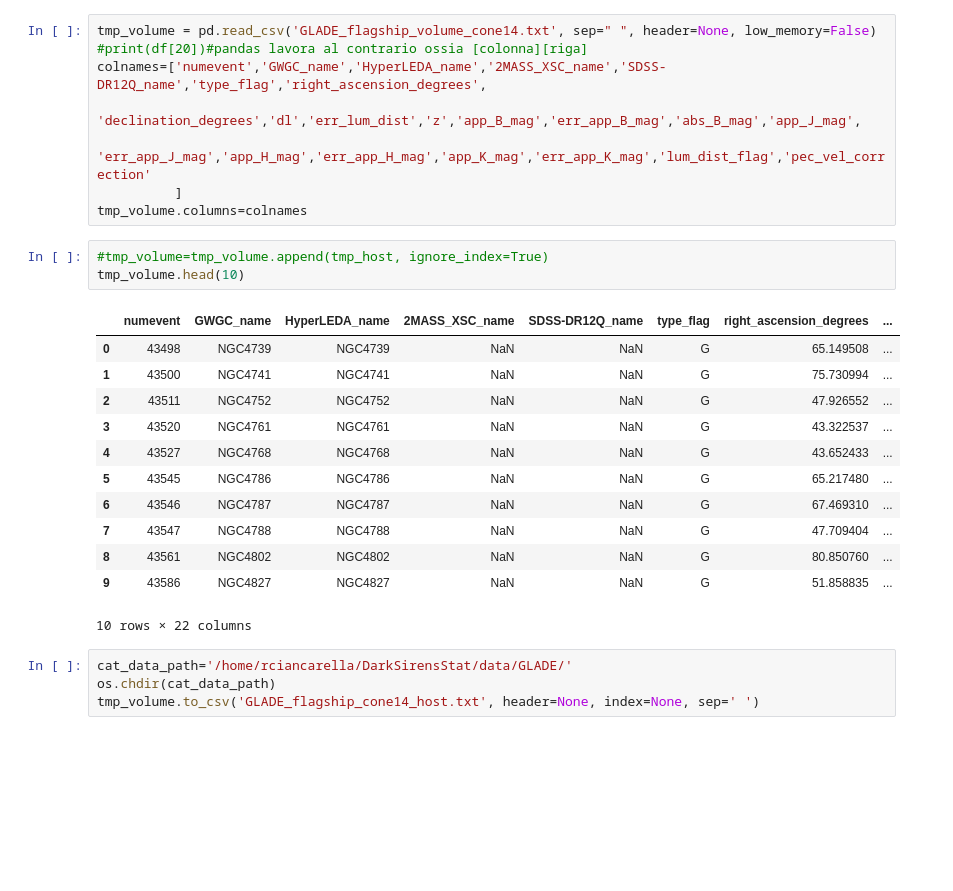
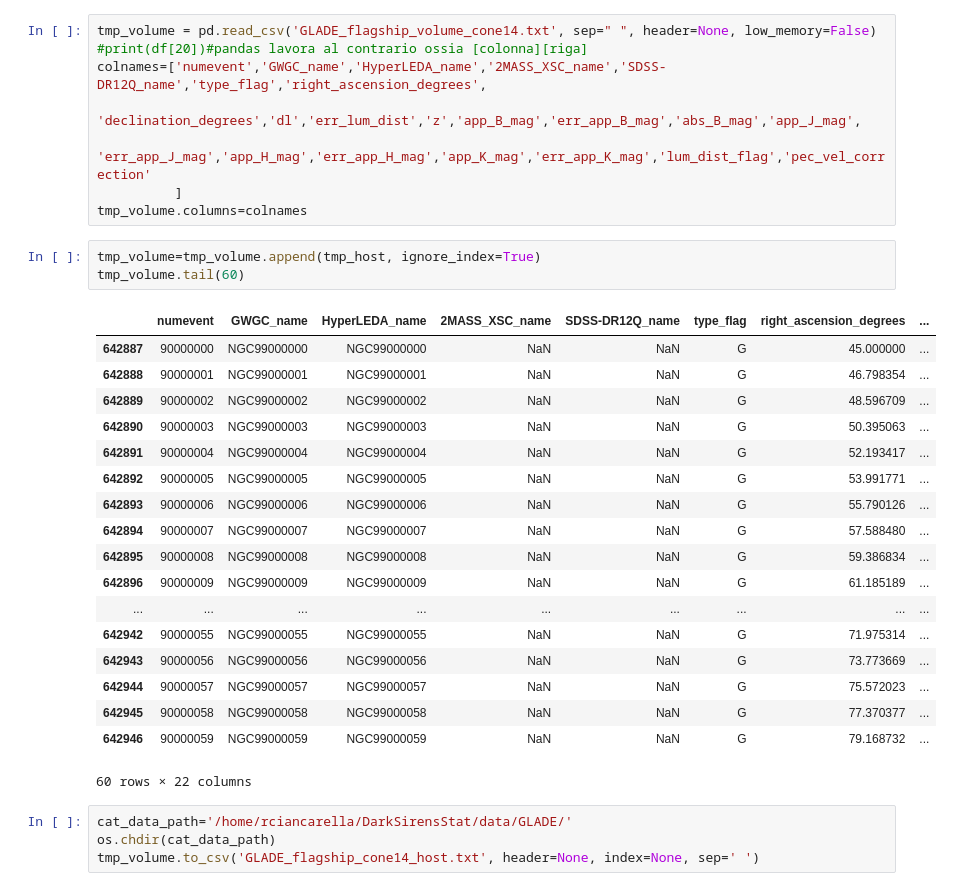
Before and after one commit to RCianca/DarkSirensStat, a Jupyter notebook: ProxyGenerator/GLADE-inator.ipynb, the cells around one changed output. Cells and saved outputs as stored; diff of their text form; blank space fills up the shorter version.

```diff
--- a/ProxyGenerator/GLADE-inator.ipynb
+++ b/ProxyGenerator/GLADE-inator.ipynb
@@ -1328,21 +1325,27 @@ colnames=['numevent','GWGC_name','HyperLEDA_name','2MASS_XSC_name','SDSS-DR12Q_n
           ]
 tmp_volume.columns=colnames
 # %%
-#tmp_volume=tmp_volume.append(tmp_host, ignore_index=True)
-tmp_volume.head(10)
+tmp_volume=tmp_volume.append(tmp_host, ignore_index=True)
+tmp_volume.tail(60)
 # %% [output]
 |  | numevent | GWGC_name | HyperLEDA_name | 2MASS_XSC_name | SDSS-DR12Q_name | type_flag | right_ascension_degrees | ... |
-| 0 | 43498 | NGC4739 | NGC4739 | NaN | NaN | G | 65.149508 | ... |
-| 1 | 43500 | NGC4741 | NGC4741 | NaN | NaN | G | 75.730994 | ... |
-| 2 | 43511 | NGC4752 | NGC4752 | NaN | NaN | G | 47.926552 | ... |
-| 3 | 43520 | NGC4761 | NGC4761 | NaN | NaN | G | 43.322537 | ... |
-| 4 | 43527 | NGC4768 | NGC4768 | NaN | NaN | G | 43.652433 | ... |
-| 5 | 43545 | NGC4786 | NGC4786 | NaN | NaN | G | 65.217480 | ... |
-| 6 | 43546 | NGC4787 | NGC4787 | NaN | NaN | G | 67.469310 | ... |
-| 7 | 43547 | NGC4788 | NGC4788 | NaN | NaN | G | 47.709404 | ... |
-| 8 | 43561 | NGC4802 | NGC4802 | NaN | NaN | G | 80.850760 | ... |
-| 9 | 43586 | NGC4827 | NGC4827 | NaN | NaN | G | 51.858835 | ... |
+| 642887 | 90000000 | NGC99000000 | NGC99000000 | NaN | NaN | G | 45.000000 | ... |
+| 642888 | 90000001 | NGC99000001 | NGC99000001 | NaN | NaN | G | 46.798354 | ... |
+| 642889 | 90000002 | NGC99000002 | NGC99000002 | NaN | NaN | G | 48.596709 | ... |
+| 642890 | 90000003 | NGC99000003 | NGC99000003 | NaN | NaN | G | 50.395063 | ... |
+| 642891 | 90000004 | NGC99000004 | NGC99000004 | NaN | NaN | G | 52.193417 | ... |
+| 642892 | 90000005 | NGC99000005 | NGC99000005 | NaN | NaN | G | 53.991771 | ... |
+| 642893 | 90000006 | NGC99000006 | NGC99000006 | NaN | NaN | G | 55.790126 | ... |
+| 642894 | 90000007 | NGC99000007 | NGC99000007 | NaN | NaN | G | 57.588480 | ... |
+| 642895 | 90000008 | NGC99000008 | NGC99000008 | NaN | NaN | G | 59.386834 | ... |
+| 642896 | 90000009 | NGC99000009 | NGC99000009 | NaN | NaN | G | 61.185189 | ... |
+| ... | ... | ... | ... | ... | ... | ... | ... | ... |
+| 642942 | 90000055 | NGC99000055 | NGC99000055 | NaN | NaN | G | 71.975314 | ... |
+| 642943 | 90000056 | NGC99000056 | NGC99000056 | NaN | NaN | G | 73.773669 | ... |
+| 642944 | 90000057 | NGC99000057 | NGC99000057 | NaN | NaN | G | 75.572023 | ... |
+| 642945 | 90000058 | NGC99000058 | NGC99000058 | NaN | NaN | G | 77.370377 | ... |
+| 642946 | 90000059 | NGC99000059 | NGC99000059 | NaN | NaN | G | 79.168732 | ... |
-10 rows × 22 columns
+60 rows × 22 columns
 # %%
 cat_data_path='/home/rciancarella/DarkSirensStat/data/GLADE/'
 os.chdir(cat_data_path)
```
Also changed, not shown: parts of 4 cells of this notebook, 3 other files.
